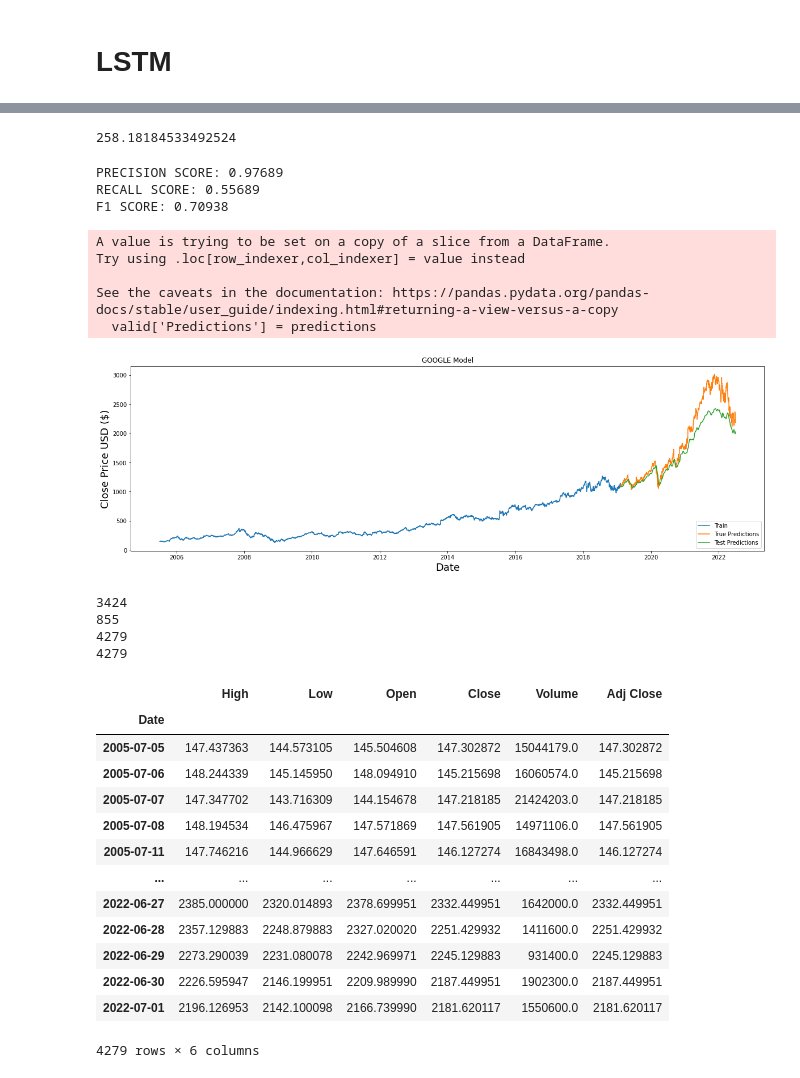
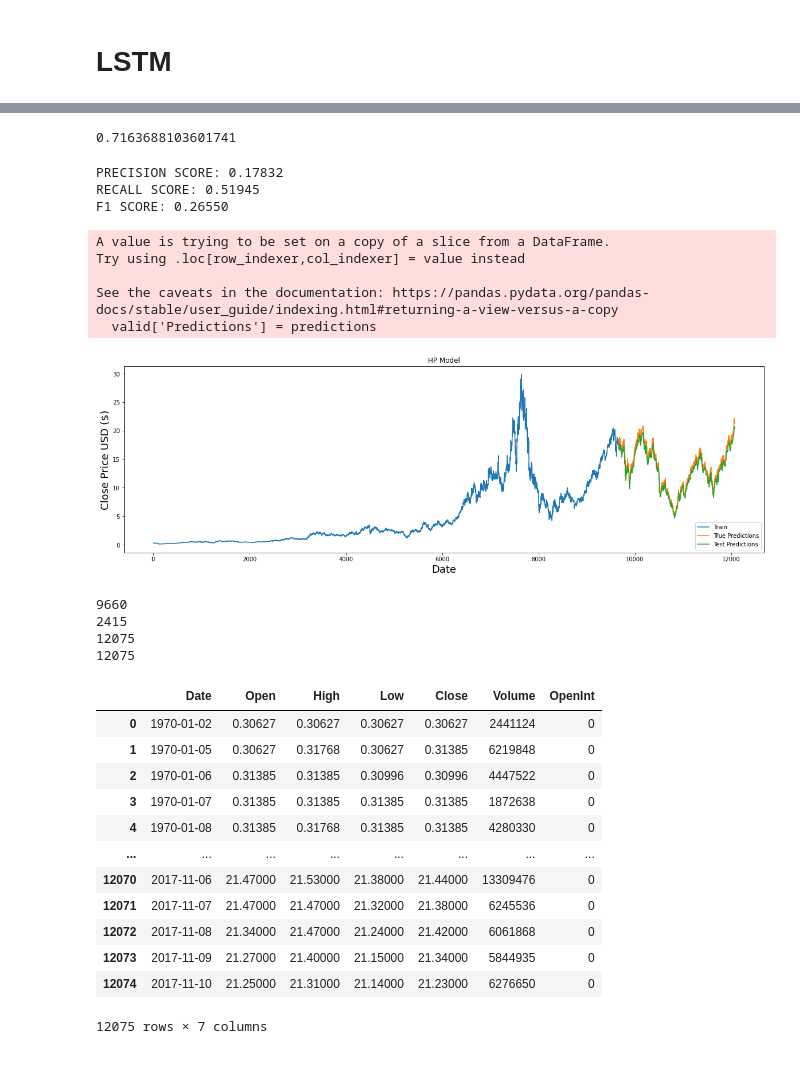
Before and after one commit to JeremyCoronia/csc721m-mco4, a Jupyter notebook: [CSC721M] CORONIA_MC04.ipynb, the cells around one changed output, grey strips where cells are left out. Saved outputs shown, nothing was run; the diff lists cells and outputs as text; code cells hidden in the pictures.

Commit message:
added default and new lstm results for HP

```diff
--- a/[CSC721M] CORONIA_MC04.ipynb
+++ b/[CSC721M] CORONIA_MC04.ipynb
@@ -42,8 +42,8 @@ YEARS = 17
 end = datetime.now()
 start = datetime(end.year - YEARS, end.month, end.day)
 # %%
-df = DataReader('GOOG', data_source='yahoo', start=datetime(end.year - YEARS, end.month, end.day), end=datetime.now())
-# df = pd.read_csv('google_aug20-2004-to-jun26-2022.csv')
+# df = DataReader('GOOG', data_source='yahoo', start=datetime(end.year - YEARS, end.month, end.day), end=datetime.now())
+df = pd.read_csv('hpq.us_1970-to-2017.txt')
 data = df.filter(['Close'])
 dataset = data.values
 
@@ -166,11 +164,11 @@ def LSTM_Exp():
     model.add(LSTM(units = 128, return_sequences = True, input_shape = (x_train.shape[1], 1)))
     model.add(Dropout(DROPOUT_UNIT))
 
-    model.add(LSTM(units = 64, return_sequences= True))
-    model.add(Dropout(DROPOUT_UNIT))
+    # model.add(LSTM(units = 64, return_sequences= True))
+    # model.add(Dropout(DROPOUT_UNIT))
 
-    model.add(LSTM(units= 64, return_sequences= True))
-    model.add(Dropout(DROPOUT_UNIT))
+    # model.add(LSTM(units= 64, return_sequences= True))
+    # model.add(Dropout(DROPOUT_UNIT))
 
     model.add(LSTM(units= 64, return_sequences= True))
     model.add(Dropout(DROPOUT_UNIT))
@@ -276,13 +274,13 @@ rmse = np.sqrt(np.mean(((predictions - y_test) ** 2)))
 
 rmse
 # %% [output]
-258.18184533492524
+0.7163688103601741
 # %%
 f1, precision, recall = f1_score(predictions, new_ytest)
 # %% [output]
-PRECISION SCORE: 0.97689
-RECALL SCORE: 0.55689
-F1 SCORE: 0.70938
+PRECISION SCORE: 0.17832
+RECALL SCORE: 0.51945
+F1 SCORE: 0.26550
 # %%
 # Plot the data
 train = data[:train_size]
@@ -296,44 +294,43 @@ See the caveats in the documentation: https://pandas.pydata.org/pandas-docs/stab
   valid['Predictions'] = predictions
 # %%
 plt.figure(figsize=(20,6))
-plt.title('GOOGLE Model')
+plt.title('HP Model')
 plt.xlabel('Date', fontsize=18)
 plt.ylabel('Close Price USD ($)', fontsize=18)
 
 plt.plot(train['Close'])
 plt.plot(valid[['Close', 'Predictions']])
 plt.legend(['Train', 'True Predictions', 'Test Predictions'], loc='lower right')
 plt.show()
 # %% [output]
-[figure, old version]
+[figure, new version]
 # %%
 print(len(train))
 print(len(valid))
 print(len(train) + len(valid))
 print(len(data))
 # %% [output]
-3424
-855
-4279
-4279
+9660
+2415
+12075
+12075
 # %%
 df.head()
 df
 # %% [output]
-|  | High | Low | Open | Close | Volume | Adj Close |
-| Date |  |  |  |  |  |  |
-| 2005-07-05 | 147.437363 | 144.573105 | 145.504608 | 147.302872 | 15044179.0 | 147.302872 |
-| 2005-07-06 | 148.244339 | 145.145950 | 148.094910 | 145.215698 | 16060574.0 | 145.215698 |
-| 2005-07-07 | 147.347702 | 143.716309 | 144.154678 | 147.218185 | 21424203.0 | 147.218185 |
-| 2005-07-08 | 148.194534 | 146.475967 | 147.571869 | 147.561905 | 14971106.0 | 147.561905 |
-| 2005-07-11 | 147.746216 | 144.966629 | 147.646591 | 146.127274 | 16843498.0 | 146.127274 |
-| ... | ... | ... | ... | ... | ... | ... |
-| 2022-06-27 | 2385.000000 | 2320.014893 | 2378.699951 | 2332.449951 | 1642000.0 | 2332.449951 |
-| 2022-06-28 | 2357.129883 | 2248.879883 | 2327.020020 | 2251.429932 | 1411600.0 | 2251.429932 |
-| 2022-06-29 | 2273.290039 | 2231.080078 | 2242.969971 | 2245.129883 | 931400.0 | 2245.129883 |
-| 2022-06-30 | 2226.595947 | 2146.199951 | 2209.989990 | 2187.449951 | 1902300.0 | 2187.449951 |
-| 2022-07-01 | 2196.126953 | 2142.100098 | 2166.739990 | 2181.620117 | 1550600.0 | 2181.620117 |
+|  | Date | Open | High | Low | Close | Volume | OpenInt |
+| 0 | 1970-01-02 | 0.30627 | 0.30627 | 0.30627 | 0.30627 | 2441124 | 0 |
+| 1 | 1970-01-05 | 0.30627 | 0.31768 | 0.30627 | 0.31385 | 6219848 | 0 |
+| 2 | 1970-01-06 | 0.31385 | 0.31385 | 0.30996 | 0.30996 | 4447522 | 0 |
+| 3 | 1970-01-07 | 0.31385 | 0.31385 | 0.31385 | 0.31385 | 1872638 | 0 |
+| 4 | 1970-01-08 | 0.31385 | 0.31768 | 0.31385 | 0.31385 | 4280330 | 0 |
+| ... | ... | ... | ... | ... | ... | ... | ... |
+| 12070 | 2017-11-06 | 21.47000 | 21.53000 | 21.38000 | 21.44000 | 13309476 | 0 |
+| 12071 | 2017-11-07 | 21.47000 | 21.47000 | 21.32000 | 21.38000 | 6245536 | 0 |
+| 12072 | 2017-11-08 | 21.34000 | 21.47000 | 21.24000 | 21.42000 | 6061868 | 0 |
+| 12073 | 2017-11-09 | 21.27000 | 21.40000 | 21.15000 | 21.34000 | 5844935 | 0 |
+| 12074 | 2017-11-10 | 21.25000 | 21.31000 | 21.14000 | 21.23000 | 6276650 | 0 |
-4279 rows × 6 columns
+12075 rows × 7 columns
 # %%
 train
 # %% [output]
```
Also changed, not shown: parts of 11 cells of this notebook, 2 other files.
